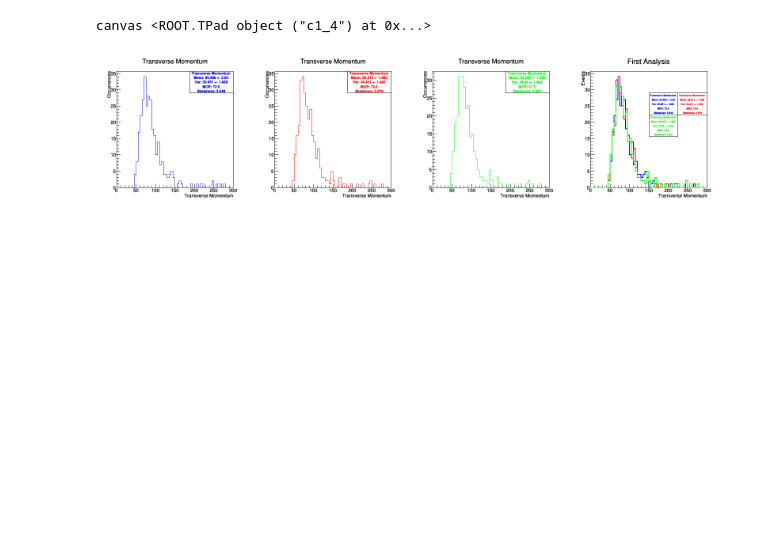
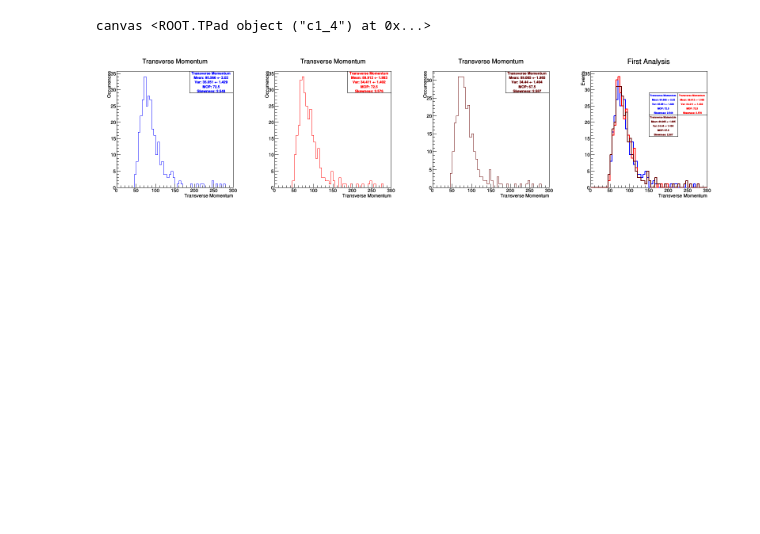
Before and after one commit to micaelverissimo/PtRelAnalysis, a Jupyter notebook: Tutorial.ipynb, the cells around one changed output. Drawn from its saved outputs; the diff is of its cells as text; code cells hidden in the pictures.

Commit message:
Change Colors

```diff
--- a/Tutorial.ipynb
+++ b/Tutorial.ipynb
@@ -50,7 +50,7 @@ list_color.append(ROOT.kRed)
 
 hist_inf = HistogramFunctions.OneDimHistInfo("Transverse Momentum","h_pt_EMJESGSC",bins,m_min,m_max,"Transverse Momentum",ylabel)
 list_hist_pt.append(hist_inf)
-list_color.append(ROOT.kGreen)
+list_color.append(ROOT.kRed+3)
 
 list_hist_test = HistogramFunctions.CreateListOf1DHistograms(list_hist_pt,list_color)
 # end
@@ -129,31 +129,31 @@ for hist in list_hist_test:
 
 
 # to draw histogram
 
 c1 = rootnotes.canvas("c1", (1600, 1200))
 #c1 = ROOT.TCanvas("c_draw_hist","Analysis Canvas", 800,600)
 
 c1.Divide(4,3)
 a = c1.cd(1)
 b = c1.cd(2)
 c = c1.cd(3)
 d = c1.cd(4)
 HistogramFunctions.DrawList1DHistInCanvas(clone_list, "First Analysis", "Transverse Momentum", "Events", d)
 HistogramFunctions.Draw1DHistInCanvas(list_hist_test,0,a)
 HistogramFunctions.Draw1DHistInCanvas(list_hist_test,1,b)
 HistogramFunctions.Draw1DHistInCanvas(list_hist_test,2,c)
 
 #HistogramFunctions.DrawList1DHistInCanvas(list_hist_test, "First Analysis", "Transverse Momentum", "Events", e)
 #test = HistogramFunctions.Legend(list_hist_test[0],a)
 #ROOT.SetOwnership(Legend,0)
 #test = ROOT.TPaveText(0.6, 0.75, 0.9, 0.9, "NDC")
 #test = FigureFunctions.GetHistInfo(list_hist_test[0],test)
 #test.AddText("Ola")
 #test.SetBorderSize(1)
 #test.SetFillColor(ROOT.kNone)
 #test.Draw()
 c1.Print('Test.pdf')
 c1
 # %% [output]
 canvas <ROOT.TPad object ("c1_4") at 0x...>
-[figure, old version]
+[figure, new version]
```
Also changed, not shown: 1 other file.
